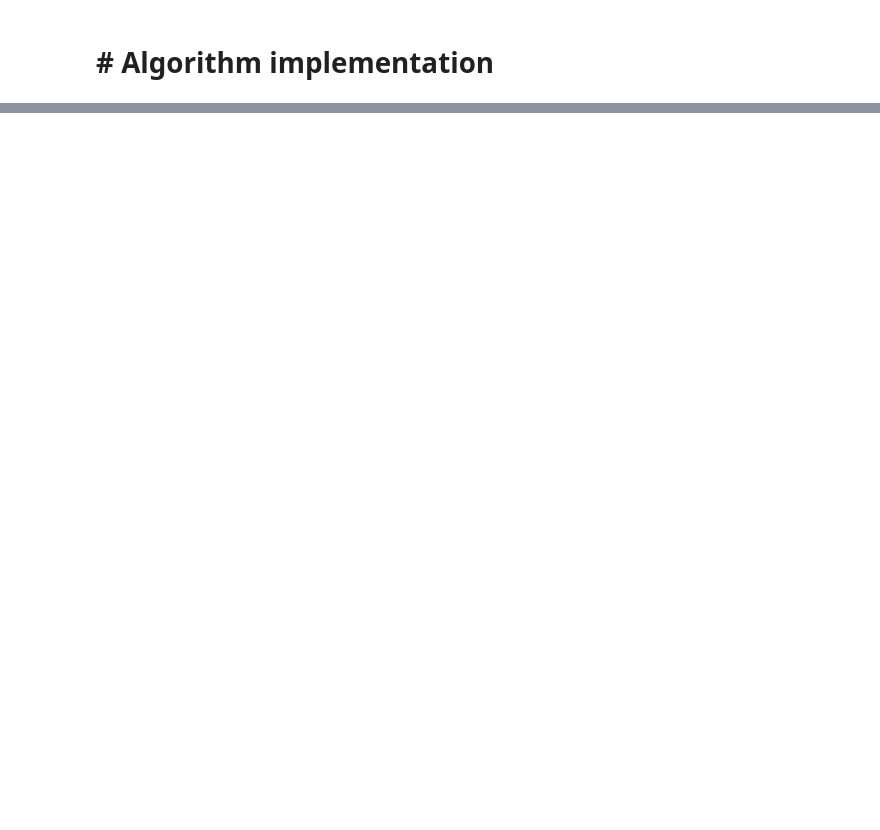
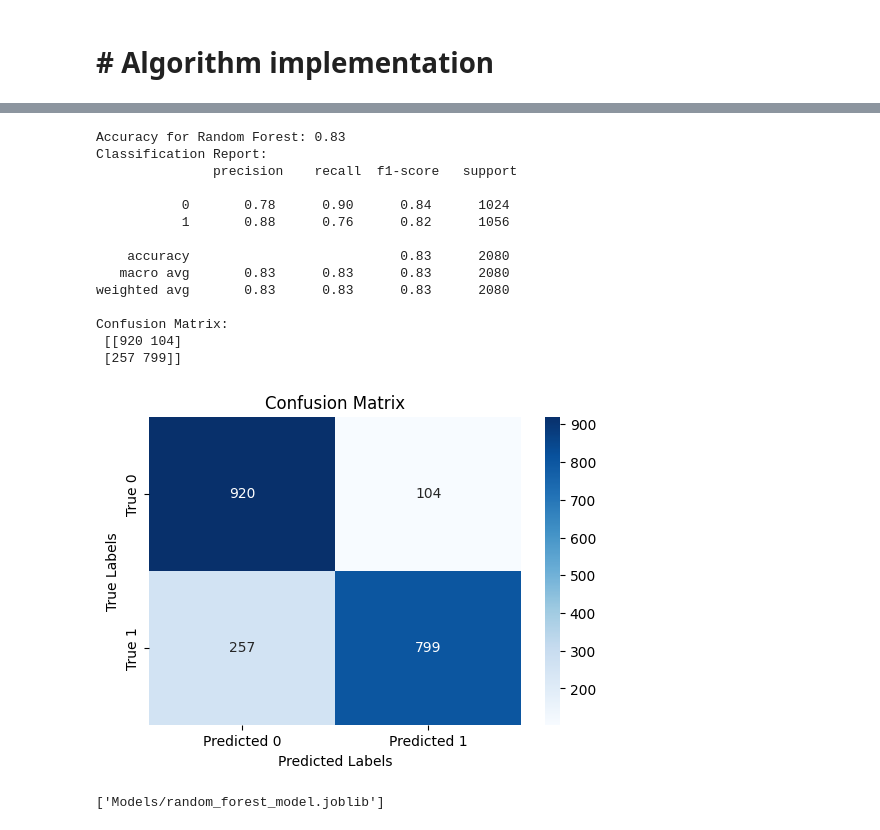
Before and after one commit to lasya0317/phishing-website-and-spam-mail-detection-using-machine-learning, a Jupyter notebook: CODE.ipynb, the cells around one changed output, grey strips where cells are left out. Drawn from its saved outputs; the diff is of its cells as text; code cells hidden in the pictures; blank space fills up the shorter version.

```diff
--- a/CODE.ipynb
+++ b/CODE.ipynb
@@ -188,2 +15,0 @@ plt.show()
-# %%
-df = df[['label','text']]
@@ -189,0 +49,3 @@ df = df[['label','text']]
+# %%
+# Drop unwanted columns ('Domain','Web_Traffic')
+df = df.drop(['Domain','Web_Traffic'], axis=1)
@@ -250,3 +63,0 @@ for i in range(0,len(messages)):
-# %%
-df['clean_text'] = clean_text
-df.head()
@@ -313,2 +64,10 @@ The above code snippet uses the train_test_split function from the sklearn.model
+# %%
+# Store features and target separately
+X = df.drop('Label', axis=1) # Features
+y = df['Label'] # Target
+
+# Split the data (traing data = 80%, testing data 20%)
+from sklearn.model_selection import train_test_split
+X_train, X_test, y_train, y_test = train_test_split(X, y, test_size=0.2, random_state=12)
 # %% [markdown]
 # # Algorithm implementation
@@ -617,0 +82,53 @@ plt.show()
+# %%
+# builf Random forest model
+
+# Initialize random forest
+clf = RandomForestClassifier()
+
+# Train the model
+clf.fit(X_train, y_train)
+
+# Test the model
+y_pred = clf.predict(X_test)
+
+# Calculate the accuracy
+accuracy = accuracy_score(y_test, y_pred)
+print(f'Accuracy for Random Forest: {accuracy:.2f}')
+
+# Classification report
+report = classification_report(y_test, y_pred)
+print('Classification Report:\n', report)
+
+# Confusion matrix
+conf_matrix = confusion_matrix(y_test, y_pred)
+print("Confusion Matrix:\n", conf_matrix)
+
+# Plotting the confusion matrix
+plt.figure(figsize=(6, 4))
+sns.heatmap(conf_matrix, annot=True, fmt='d', cmap='Blues',
+             xticklabels=['Predicted 0', 'Predicted 1'],
+             yticklabels=['True 0', 'True 1'])
+plt.xlabel('Predicted Labels')
+plt.ylabel('True Labels')
+plt.title('Confusion Matrix')
+plt.show()
+
+# Save the model
+joblib.dump(clf, 'Models/random_forest_model.joblib')
+# %% [output]
+Accuracy for Random Forest: 0.83
+Classification Report:
+               precision    recall  f1-score   support
+
+           0       0.78      0.90      0.84      1024
+           1       0.88      0.76      0.82      1056
+
+    accuracy                           0.83      2080
+   macro avg       0.83      0.83      0.83      2080
+weighted avg       0.83      0.83      0.83      2080
+
+Confusion Matrix:
+ [[920 104]
+ [257 799]]
+[figure, added]
+['Models/random_forest_model.joblib']
```
Also changed, not shown: parts of 74 cells of this notebook.
